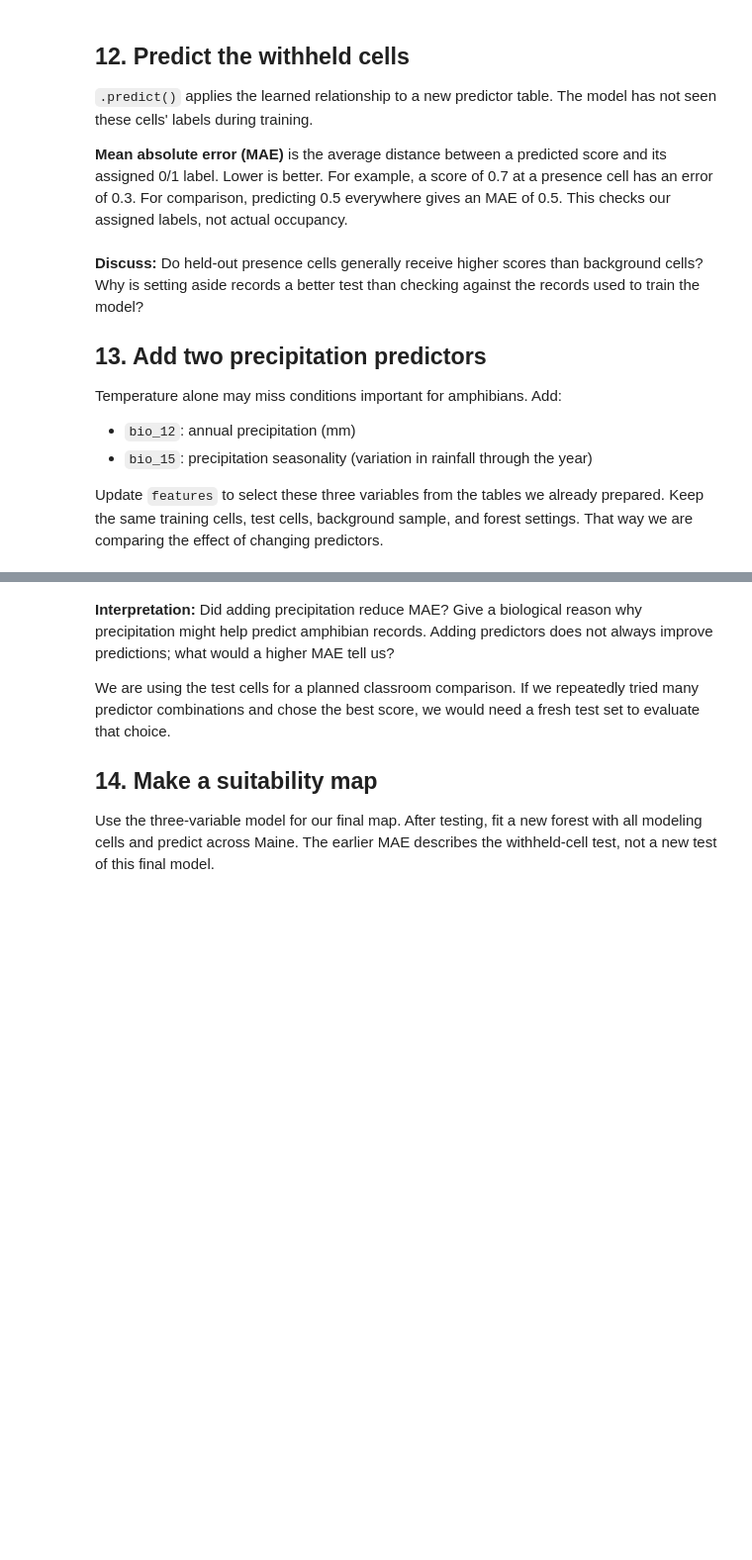
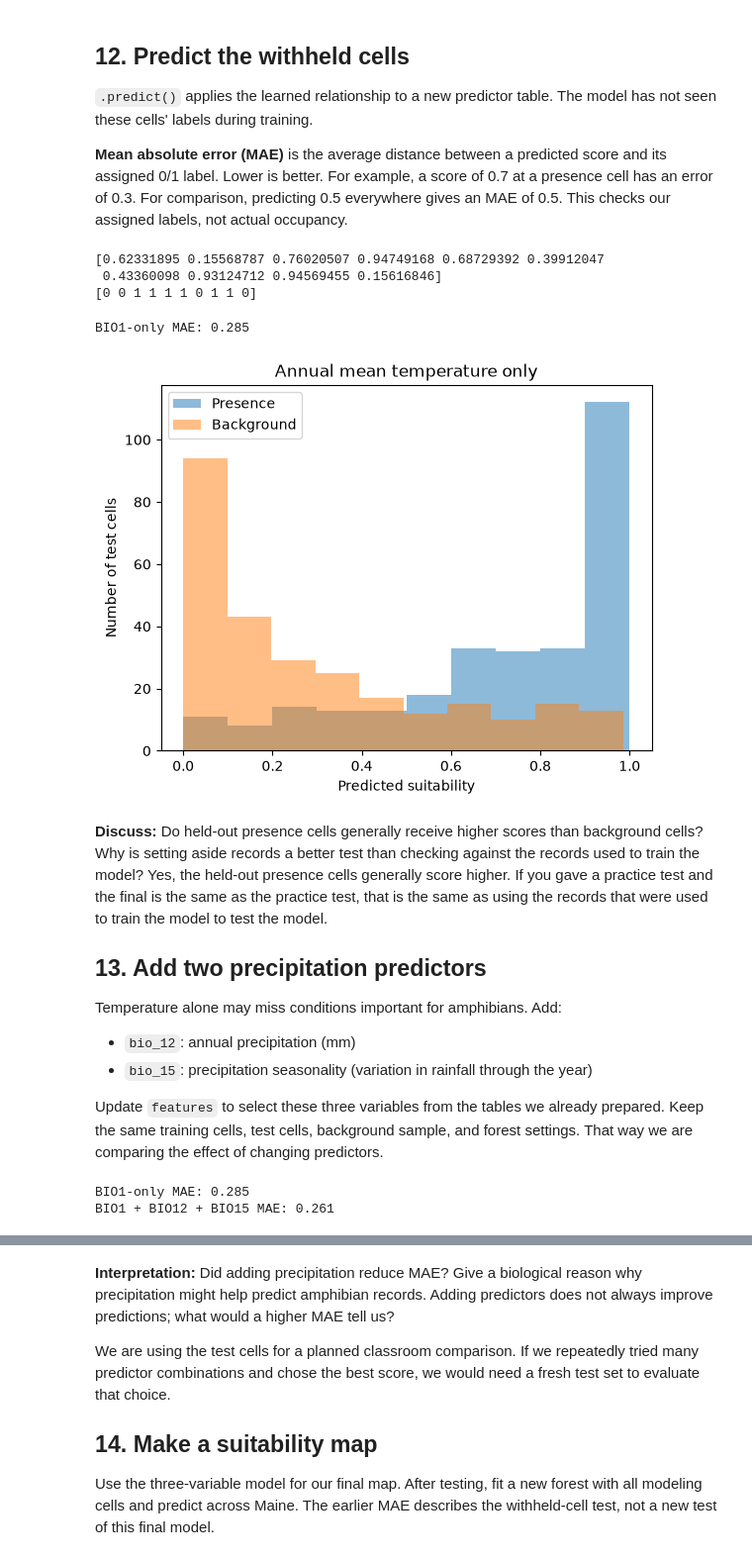
Before and after one commit to meganklutts/BIO597-SpatialBiodiversity, a Jupyter notebook: docs/labs/Lab07-MachineLearningSDM.ipynb, the cells around one changed output, grey strips where cells are left out. Shown at 99% size. Cells and saved outputs as stored; diff of their text form; code cells hidden in the pictures; blank space fills up the shorter version.

```diff
--- a/docs/labs/Lab07-MachineLearningSDM.ipynb
+++ b/docs/labs/Lab07-MachineLearningSDM.ipynb
@@ -143,18 +279,32 @@ model.fit(X_train, y_train)
 **Mean absolute error (MAE)** is the average distance between a predicted score and its assigned 0/1 label. Lower is better. For example, a score of 0.7 at a presence cell has an error of 0.3. For comparison, predicting 0.5 everywhere gives an MAE of 0.5. This checks our assigned labels, not actual occupancy.
 # %%
 test_prediction = model.predict(X_test)
-bio1_error = mean_absolute_error(y_test, test_prediction)
-print("BIO1-only MAE:", round(bio1_error, 3))
-
-plt.hist(test_prediction[y_test == 1], alpha=0.5, label="Presence")
-plt.hist(test_prediction[y_test == 0], alpha=0.5, label="Background")
-plt.xlabel("Predicted suitability")
-plt.ylabel("Number of test cells")
-plt.title("Annual mean temperature only")
-plt.legend()
-plt.show()
+print(test_prediction[:10])
+print(y_test[:10].values) # known values for the input data
+# %% [output]
+[0.62331895 0.15568787 0.76020507 0.94749168 0.68729392 0.39912047
+ 0.43360098 0.93124712 0.94569455 0.15616846]
+[0 0 1 1 1 1 0 1 1 0]
+# %%
+test_prediction = model.predict(X_test)
+bio1_error = mean_absolute_error(y_test, test_prediction)
+print("BIO1-only MAE:", round(bio1_error, 3))
+
+plt.hist(test_prediction[y_test == 1], alpha=0.5, label="Presence")
+plt.hist(test_prediction[y_test == 0], alpha=0.5, label="Background")
+plt.xlabel("Predicted suitability")
+plt.ylabel("Number of test cells")
+plt.title("Annual mean temperature only")
+plt.legend()
+plt.show()
+
+# MAE value = lower number, the better (percentage)
+# If MAE was 0 it means it was a perfect prediction meaning the model was right everytime
+# %% [output]
+BIO1-only MAE: 0.285
+[figure, added]
 # %% [markdown]
-**Discuss:** Do held-out presence cells generally receive higher scores than background cells? Why is setting aside records a better test than checking against the records used to train the model?
+**Discuss:** Do held-out presence cells generally receive higher scores than background cells? Why is setting aside records a better test than checking against the records used to train the model? Yes, the held-out presence cells generally score higher. If you gave a practice test and the final is the same as the practice test, that is the same as using the records that were used to train the model to test the model.
 
 ## 13. Add two precipitation predictors
 
@@ -169,6 +319,7 @@ features = ["bio_1", "bio_12", "bio_15"]
 
 # Update the feature table and create a new test/train split
 X = model_data[features]
+# y = model_data["observed"] - we don't need to do this because y isn't changing, only X is because of the features
 
 X_train, X_test, y_train, y_test = train_test_split(
     X,
@@ -180,12 +331,20 @@ X_train, X_test, y_train, y_test = train_test_split(
 three_variable_model = RandomForestRegressor(
     n_estimators=100, min_samples_leaf=5, random_state=2,
 )
+
+#Fit the model to training data
 three_variable_model.fit(X_train, y_train)
+
+# Predict targets for test features
 three_variable_prediction = three_variable_model.predict(X_test)
+
 three_variable_error = mean_absolute_error(y_test, three_variable_prediction)
 
 print("BIO1-only MAE:", round(bio1_error, 3))
 print("BIO1 + BIO12 + BIO15 MAE:", round(three_variable_error, 3))
+# %% [output]
+BIO1-only MAE: 0.285
+BIO1 + BIO12 + BIO15 MAE: 0.261
 # %%
 plt.hist(three_variable_prediction[y_test == 1], alpha=0.5, label="Presence")
 plt.hist(three_variable_prediction[y_test == 0], alpha=0.5, label="Background")
```
Also changed, not shown: parts of 18 cells of this notebook.
